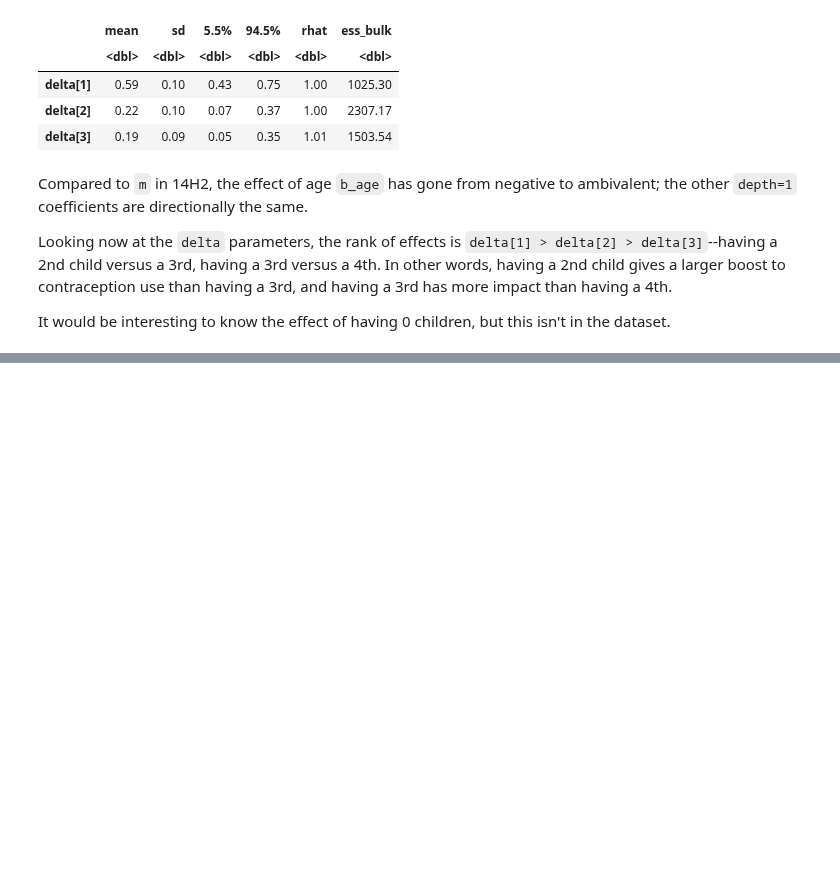
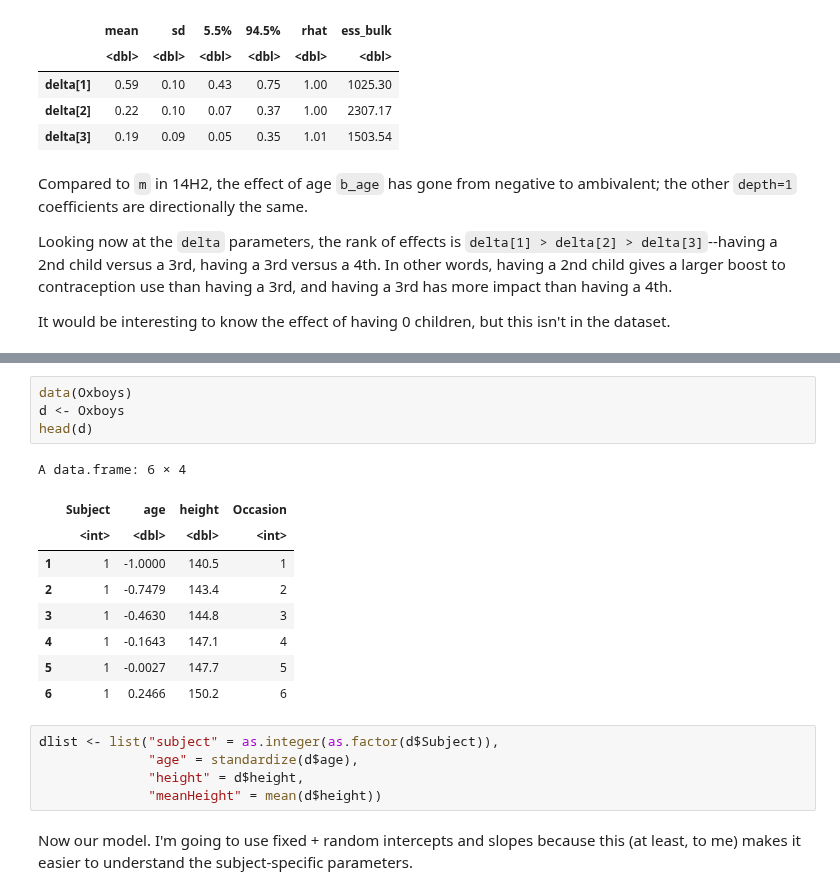
Before and after one commit to nicklausmillican/StatisticalRethinkingIISolutions, a Jupyter notebook: StatisticalRethinkingSolutions2_Ch14.ipynb, the cells around one changed output, grey strips where cells are left out. Cells and saved outputs as stored; diff of their text form; blank space fills up the shorter version.

```diff
--- a/StatisticalRethinkingSolutions2_Ch14.ipynb
+++ b/StatisticalRethinkingSolutions2_Ch14.ipynb
@@ -1556,0 +1564,21 @@ It would be interesting to know the effect of having 0 children, but this isn't
+# %%
+data(Oxboys)
+d <- Oxboys
+head(d)
+# %% [output]
+A data.frame: 6 × 4
+|  | Subject | age | height | Occasion |
+|  | <int> | <dbl> | <dbl> | <int> |
+| 1 | 1 | -1.0000 | 140.5 | 1 |
+| 2 | 1 | -0.7479 | 143.4 | 2 |
+| 3 | 1 | -0.4630 | 144.8 | 3 |
+| 4 | 1 | -0.1643 | 147.1 | 4 |
+| 5 | 1 | -0.0027 | 147.7 | 5 |
+| 6 | 1 | 0.2466 | 150.2 | 6 |
+# %%
+dlist <- list("subject" = as.integer(as.factor(d$Subject)),
+              "age" = standardize(d$age),
+              "height" = d$height,
+              "meanHeight" = mean(d$height))
+# %% [markdown]
+Now our model.  I'm going to use fixed + random intercepts and slopes because this (at least, to me) makes it easier to understand the subject-specific parameters.
```
Also changed, not shown: parts of 13 cells of this notebook.
